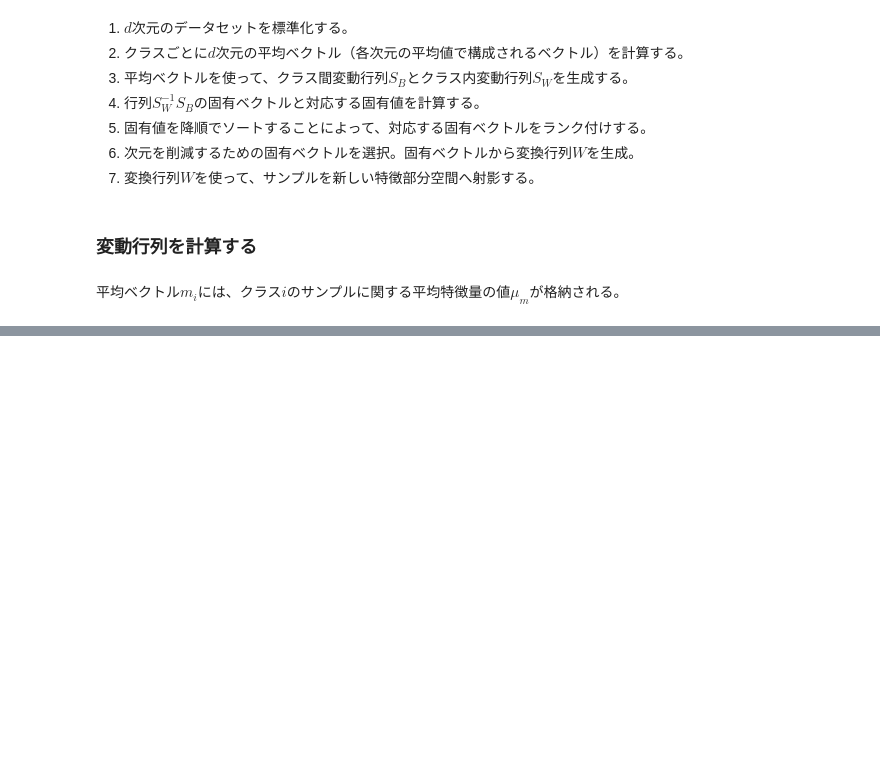
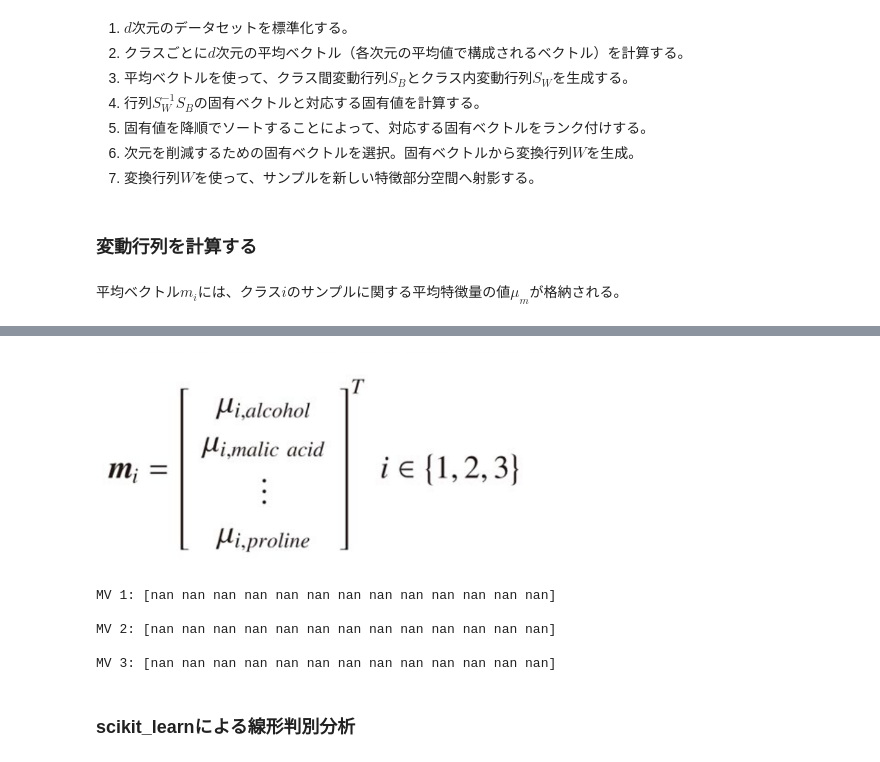
Before and after one commit to TakanoriHasebe/python_machine_learning_2nd, a Jupyter notebook: ch05/次元削減でデータを圧縮する.ipynb, the cells around one changed output, grey strips where cells are left out. Drawn from its saved outputs; the diff is of its cells as text; code cells hidden in the pictures; blank space fills up the shorter version.

```diff
--- a/ch05/次元削減でデータを圧縮する.ipynb
+++ b/ch05/次元削減でデータを圧縮する.ipynb
@@ -268,0 +275,6 @@ LDAはクラスの分離を最適化する特徴空間を見つけ出そうと
+# %%
+# 画像の表示
+from IPython.display import Image
+Image(filename='IMG/02.png', width=450)
+# %% [output]
+[figure, added]
@@ -268,0 +284,12 @@ LDAはクラスの分離を最適化する特徴空間を見つけ出そうと
+# %%
+for label in range(1, 4):
+    mean_vecs.append(np.mean(X_train_std[y_train == label], axis=0))
+    print('MV %s: %s\n' % (label, mean_vecs[label - 1]))
+# %% [output]
+MV 1: [nan nan nan nan nan nan nan nan nan nan nan nan nan]
+
+MV 2: [nan nan nan nan nan nan nan nan nan nan nan nan nan]
+
+MV 3: [nan nan nan nan nan nan nan nan nan nan nan nan nan]
+# %% [markdown]
+### scikit_learnによる線形判別分析
```
Also changed, not shown: parts of 8 cells of this notebook, 3 other files.
